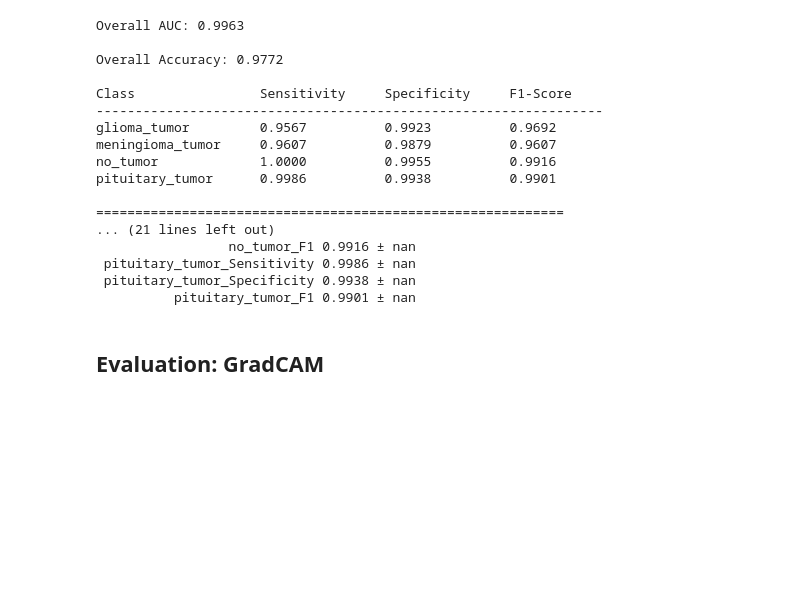
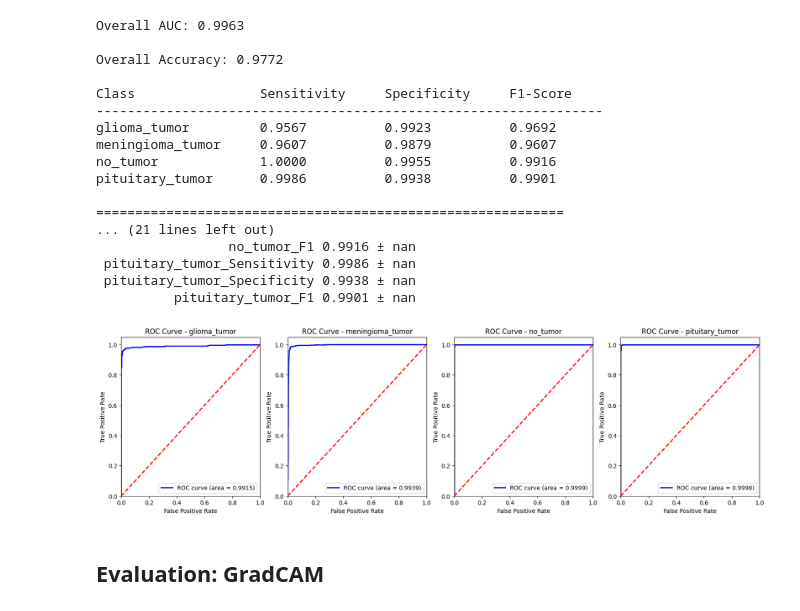
Before and after one commit to mlykwong/bmeg-591t-project, a Jupyter notebook: Notebooks/resnet18.ipynb, the cells around one changed output. Cells and saved outputs as stored; diff of their text form; code cells hidden in the pictures; blank space fills up the shorter version.

```diff
--- a/Notebooks/resnet18.ipynb
+++ b/Notebooks/resnet18.ipynb
@@ -559,6 +552,31 @@ pituitary_tumor      0.9986          0.9938          0.9901
  pituitary_tumor_Sensitivity 0.9986 ± nan
  pituitary_tumor_Specificity 0.9938 ± nan
           pituitary_tumor_F1 0.9901 ± nan
+# %%
+from sklearn.metrics import roc_curve, auc
+from sklearn.preprocessing import label_binarize
+
+y_true_bin = label_binarize(y_true, classes=range(len(class_names)))
+
+fpr, tpr, roc_auc = {}, {}, {}
+for i in range(len(class_names)):
+    fpr[i], tpr[i], _ = roc_curve(y_true_bin[:, i], y_prob[:, i])
+    roc_auc[i] = auc(fpr[i], tpr[i])
+
+fig, axes = plt.subplots(1, 4, figsize=(20, 5))
+
+for ax, i in zip(axes.flat, range(len(class_names))):
+    ax.plot(fpr[i], tpr[i], color='blue', lw=2, label=f'ROC curve (area = {roc_auc[i]:.4f})')
+    ax.plot([0, 1], [0, 1], color='red', lw=2, linestyle='--')
+    ax.set_xlim([0.0, 1.0])
+    ax.set_ylim([0.0, 1.05])
+    ax.set_xlabel('False Positive Rate')
+    ax.set_ylabel('True Positive Rate')
+    ax.set_title(f'ROC Curve - {class_names[i]}')
+    ax.legend(loc="lower right")
+plt.show()
+# %% [output]
+[figure, added]
 # %% [markdown]
 ## Evaluation: GradCAM
 # %%
```
Also changed, not shown: parts of 4 cells of this notebook.
